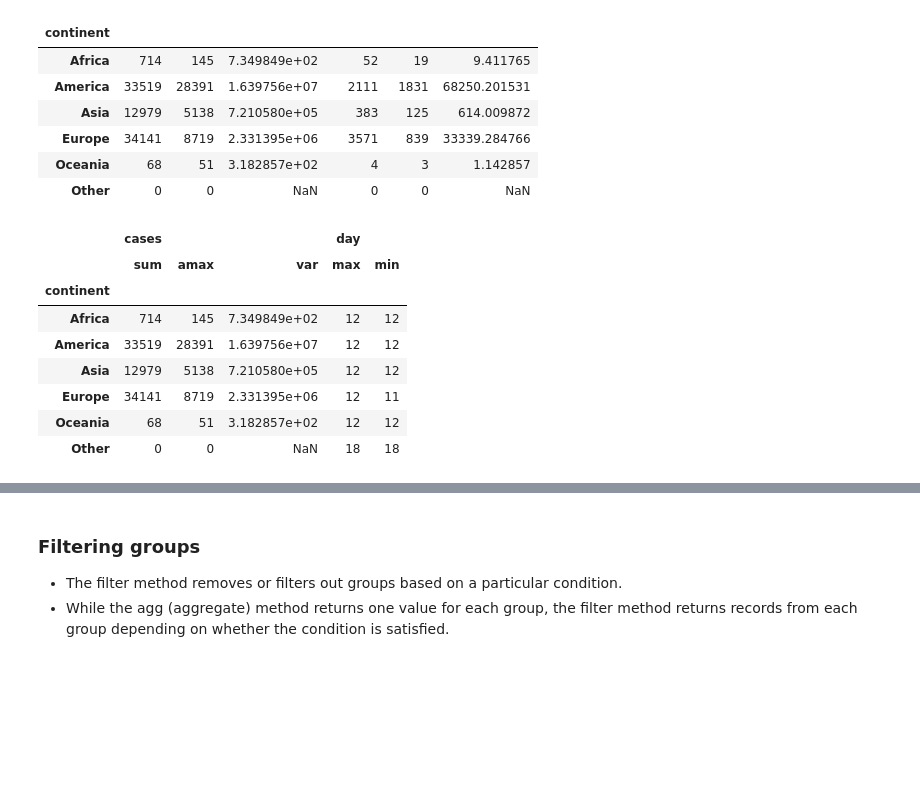
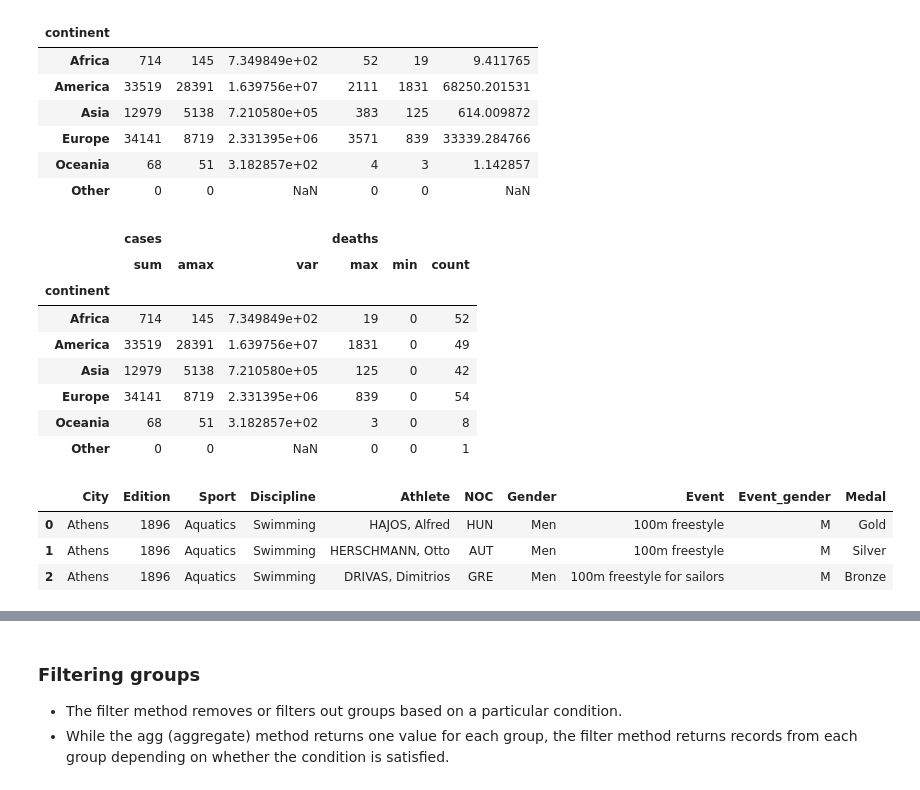
Before and after one commit to svkarthik86/Advanced-python, a Jupyter notebook: Pandas_DataFrame_Lec.ipynb, the cells around one changed output, grey strips where cells are left out. Cells and saved outputs as stored; diff of their text form; code cells hidden in the pictures; blank space fills up the shorter version.

```diff
--- a/Pandas_DataFrame_Lec.ipynb
+++ b/Pandas_DataFrame_Lec.ipynb
@@ -2025,14 +2081,14 @@ covid_data.groupby('continent')[['cases','deaths']].agg([np.sum,np.max,np.var])
 | Oceania | 68 | 51 | 3.182857e+02 | 4 | 3 | 1.142857 |
 | Other | 0 | 0 | NaN | 0 | 0 | NaN |
 # %%
-covid_data.groupby('continent').agg({'cases':[np.sum,np.max,np.var],'day':[max,min]}) # dict parameter
+covid_data.groupby('continent').agg({'cases':[np.sum,np.max,np.var],'deaths':[max,min,"count"]}) # dict parameter
 # %% [output]
-|  | cases |  |  | day |  |
-|  | sum | amax | var | max | min |
-| continent |  |  |  |  |  |
-| Africa | 714 | 145 | 7.349849e+02 | 12 | 12 |
-| America | 33519 | 28391 | 1.639756e+07 | 12 | 12 |
-| Asia | 12979 | 5138 | 7.210580e+05 | 12 | 12 |
-| Europe | 34141 | 8719 | 2.331395e+06 | 12 | 11 |
-| Oceania | 68 | 51 | 3.182857e+02 | 12 | 12 |
-| Other | 0 | 0 | NaN | 18 | 18 |
+|  | cases |  |  | deaths |  |  |
+|  | sum | amax | var | max | min | count |
+| continent |  |  |  |  |  |  |
+| Africa | 714 | 145 | 7.349849e+02 | 19 | 0 | 52 |
+| America | 33519 | 28391 | 1.639756e+07 | 1831 | 0 | 49 |
+| Asia | 12979 | 5138 | 7.210580e+05 | 125 | 0 | 42 |
+| Europe | 34141 | 8719 | 2.331395e+06 | 839 | 0 | 54 |
+| Oceania | 68 | 51 | 3.182857e+02 | 3 | 0 | 8 |
+| Other | 0 | 0 | NaN | 0 | 0 | 1 |
@@ -2038,0 +2097,9 @@ covid_data.groupby('continent').agg({'cases':[np.sum,np.max,np.var],'day':[max,m
+# %%
+import pandas as pd
+olympic_data=pd.read_csv("https://raw.githubusercontent.com/svkarthik86/Advance-Python-Numpy/main/olympics.csv",skiprows=4)
+olympic_data.head(3)
+# %% [output]
+|  | City | Edition | Sport | Discipline | Athlete | NOC | Gender | Event | Event_gender | Medal |
+| 0 | Athens | 1896 | Aquatics | Swimming | HAJOS, Alfred | HUN | Men | 100m freestyle | M | Gold |
+| 1 | Athens | 1896 | Aquatics | Swimming | HERSCHMANN, Otto | AUT | Men | 100m freestyle | M | Silver |
+| 2 | Athens | 1896 | Aquatics | Swimming | DRIVAS, Dimitrios | GRE | Men | 100m freestyle for sailors | M | Bronze |
```
Also changed, not shown: parts of 195 cells of this notebook.
